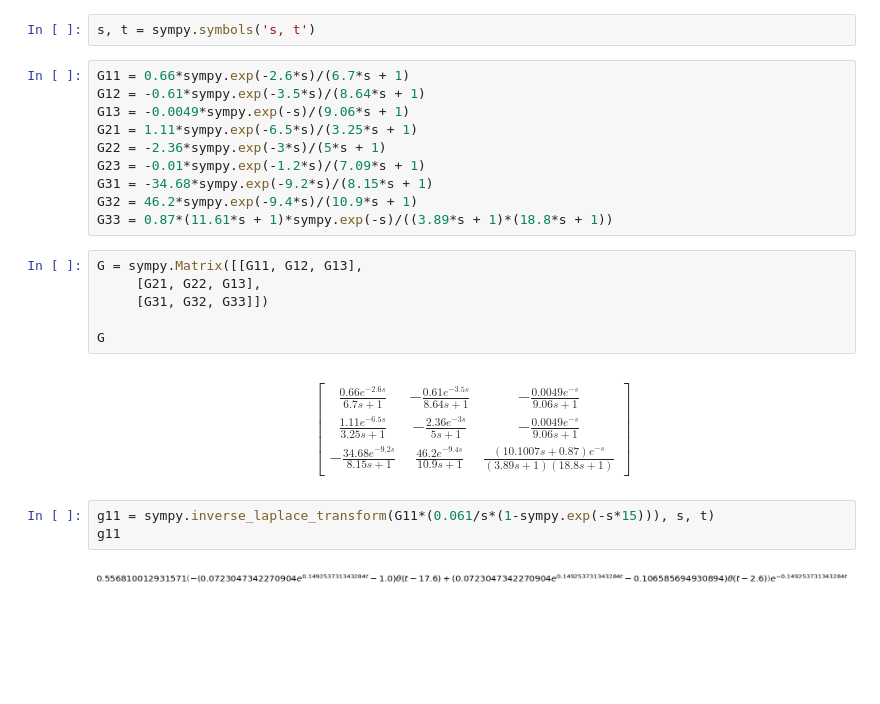
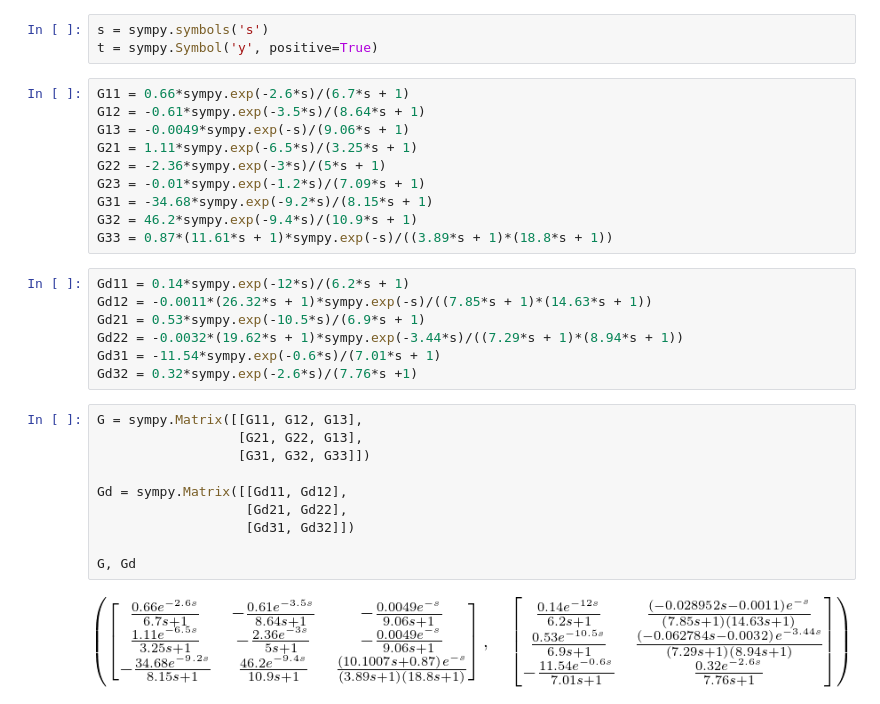
Before and after one commit to WillemASmit/CBT700---Project, a Jupyter notebook: Process Model Description and Information/Ethanol Coloumn - sympy model.ipynb, the cells around one changed output. Cells and saved outputs as stored; diff of their text form; blank space fills up the shorter version.

```diff
--- a/Process Model Description and Information/Ethanol Coloumn - sympy model.ipynb
+++ b/Process Model Description and Information/Ethanol Coloumn - sympy model.ipynb
@@ -32,5 +35,6 @@ System constraints are given for the input variables. Scaling should therefore b
 # %%
-s, t = sympy.symbols('s, t')
+s = sympy.symbols('s')
+t = sympy.Symbol('y', positive=True)
 # %%
 G11 = 0.66*sympy.exp(-2.6*s)/(6.7*s + 1)
 G12 = -0.61*sympy.exp(-3.5*s)/(8.64*s + 1)
@@ -41,16 +45,22 @@ G23 = -0.01*sympy.exp(-1.2*s)/(7.09*s + 1)
 G31 = -34.68*sympy.exp(-9.2*s)/(8.15*s + 1)
 G32 = 46.2*sympy.exp(-9.4*s)/(10.9*s + 1)
 G33 = 0.87*(11.61*s + 1)*sympy.exp(-s)/((3.89*s + 1)*(18.8*s + 1))
+# %%
+Gd11 = 0.14*sympy.exp(-12*s)/(6.2*s + 1)
+Gd12 = -0.0011*(26.32*s + 1)*sympy.exp(-s)/((7.85*s + 1)*(14.63*s + 1))
+Gd21 = 0.53*sympy.exp(-10.5*s)/(6.9*s + 1)
+Gd22 = -0.0032*(19.62*s + 1)*sympy.exp(-3.44*s)/((7.29*s + 1)*(8.94*s + 1))
+Gd31 = -11.54*sympy.exp(-0.6*s)/(7.01*s + 1)
+Gd32 = 0.32*sympy.exp(-2.6*s)/(7.76*s +1)
 # %%
 G = sympy.Matrix([[G11, G12, G13],
-     [G21, G22, G13],
-     [G31, G32, G33]])
+                  [G21, G22, G13],
+                  [G31, G32, G33]])
 
-G
+Gd = sympy.Matrix([[Gd11, Gd12],
+                   [Gd21, Gd22],
+                   [Gd31, Gd32]])
+
+G, Gd
 # %% [output]
-$$\left[\begin{matrix}\frac{0.66 e^{- 2.6 s}}{6.7 s + 1} & - \frac{0.61 e^{- 3.5 s}}{8.64 s + 1} & - \frac{0.0049 e^{- s}}{9.06 s + 1}\\\frac{1.11 e^{- 6.5 s}}{3.25 s + 1} & - \frac{2.36 e^{- 3 s}}{5 s + 1} & - \frac{0.0049 e^{- s}}{9.06 s + 1}\\- \frac{34.68 e^{- 9.2 s}}{8.15 s + 1} & \frac{46.2 e^{- 9.4 s}}{10.9 s + 1} & \frac{\left(10.1007 s + 0.87\right) e^{- s}}{\left(3.89 s + 1\right) \left(18.8 s + 1\right)}\end{matrix}\right]$$
+[figure, added]
-# %%
-g11 = sympy.inverse_laplace_transform(G11*(0.061/s*(1-sympy.exp(-s*15))), s, t)
-g11
-# %% [output]
-[figure, removed]
```
Also changed, not shown: parts of 14 cells of this notebook, 30 other files.
